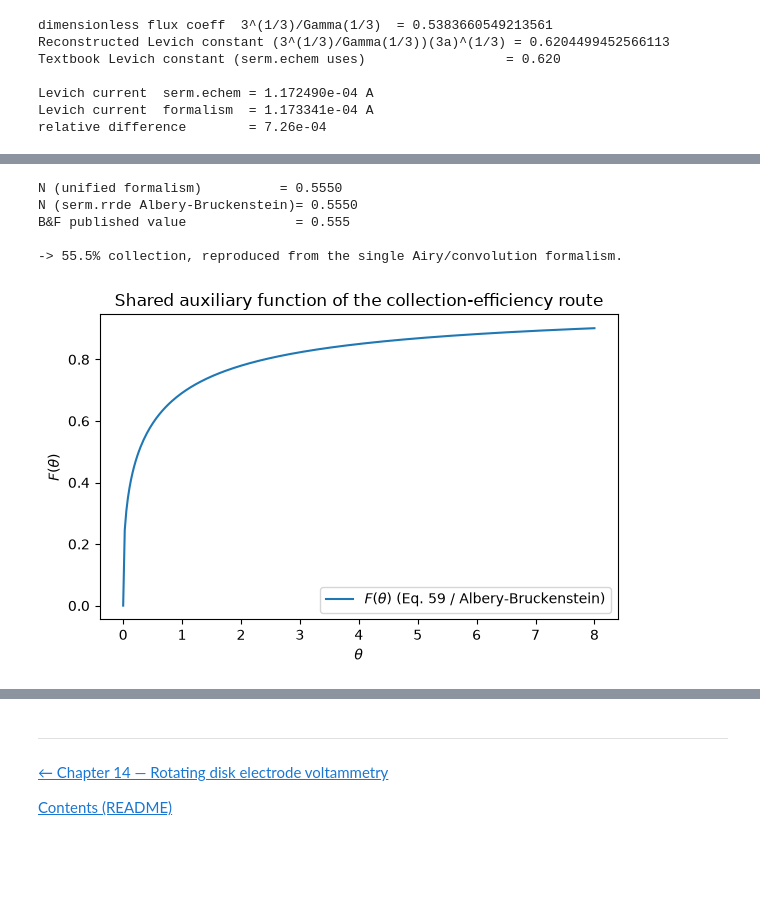
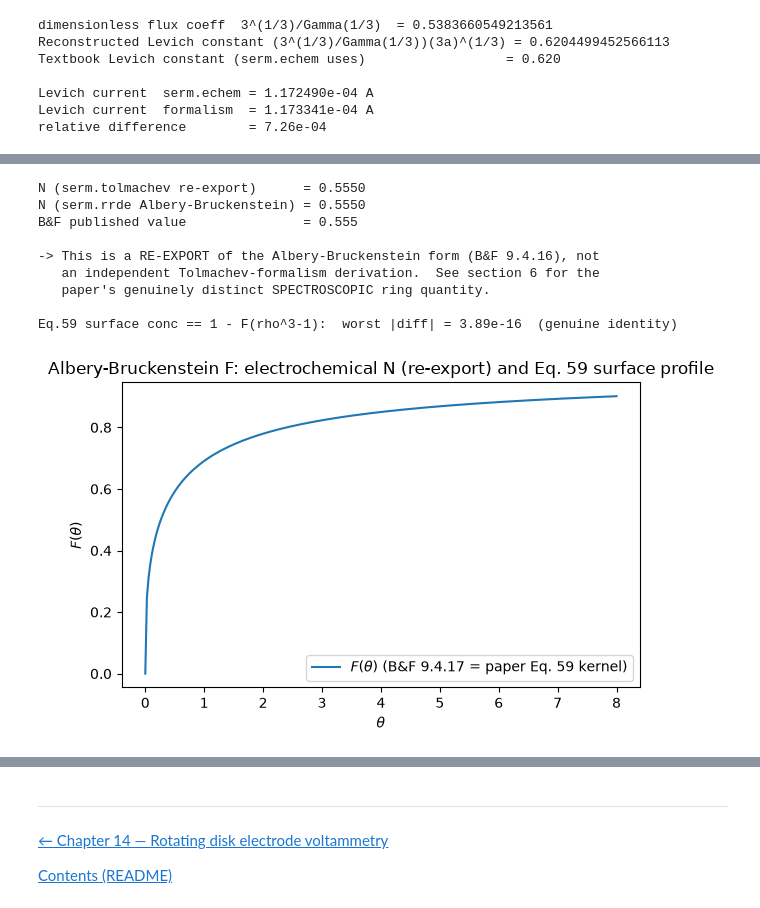
Before and after one commit to NGeorgescu/simulating-electrochemical-reactions-in-python, a Jupyter notebook: notebooks/extras/tolmachev_unified_convdiff.ipynb, the cells around one changed output, grey strips where cells are left out. Saved outputs shown, nothing was run; the diff lists cells and outputs as text; code cells hidden in the pictures; blank space fills up the shorter version.

```diff
--- a/notebooks/extras/tolmachev_unified_convdiff.ipynb
+++ b/notebooks/extras/tolmachev_unified_convdiff.ipynb
@@ -369,26 +411,45 @@ $N=0.555$ -- reproduced here from the unified formalism and cross-checked agains
 # %%
 r1, r2, r3 = 0.187, 0.200, 0.332
-N_form = T.collection_efficiency(r1, r2, r3)
+N_tol  = T.collection_efficiency(r1, r2, r3)
 N_rrde = rrde.collection_efficiency_closed_form(r1, r2, r3)
-print(f"N (unified formalism)          = {N_form:.4f}")
-print(f"N (serm.rrde Albery-Bruckenstein)= {N_rrde:.4f}")
-print(f"B&F published value              = 0.555")
-assert abs(N_form - N_rrde) < 1e-9
-assert abs(N_form - 0.555) < 1e-3
-print("\n-> 55.5% collection, reproduced from the single Airy/convolution formalism.")
+print(f"N (serm.tolmachev re-export)      = {N_tol:.4f}")
+print(f"N (serm.rrde Albery-Bruckenstein) = {N_rrde:.4f}")
+print(f"B&F published value               = 0.555")
 
-# The F(theta) function shared by Eq. 59 and Albery-Bruckenstein.
+# This equality is TRIVIAL: serm.tolmachev.collection_efficiency IS the
+# serm.rrde closed form, re-exposed.  It is NOT an independent check -- so we
+# only assert the re-export is faithful and that it matches the B&F number.
+assert abs(N_tol - N_rrde) < 1e-12, "re-export must be identical to serm.rrde by construction"
+assert abs(N_tol - 0.555) < 1e-3, "matches the B&F published electrochemical N"
+print("\n-> This is a RE-EXPORT of the Albery-Bruckenstein form (B&F 9.4.16), not")
+print("   an independent Tolmachev-formalism derivation.  See section 6 for the")
+print("   paper's genuinely distinct SPECTROSCOPIC ring quantity.")
+
+# The shared F(theta): a GENUINE formalism connection is that the paper's Eq. 59
+# surface concentration beyond the disk edge equals 1 - F(rho^3 - 1).
+rho = np.linspace(1.001, 5.0, 500)
+g = (rho**3 - 1.0) ** (1.0/3.0)
+eq59_surf = (0.75 + np.sqrt(3)/(4*np.pi)*np.log((1+g**3)/(1+g)**3)
+             - 3/(2*np.pi)*np.arctan((2*g - 1)/np.sqrt(3)))
+worst = np.max(np.abs(eq59_surf - (1.0 - T.F_collection(rho**3 - 1.0))))
+print(f"\nEq.59 surface conc == 1 - F(rho^3-1):  worst |diff| = {worst:.2e}  (genuine identity)")
+assert worst < 1e-12
+
 th = np.linspace(0, 8, 300)
 fig, ax = plt.subplots(figsize=(6, 4))
-ax.plot(th, T.F_collection(th), label=r"$F(\theta)$ (Eq. 59 / Albery-Bruckenstein)")
+ax.plot(th, T.F_collection(th), label=r"$F(\theta)$ (B&F 9.4.17 = paper Eq. 59 kernel)")
 ax.set_xlabel(r"$\theta$"); ax.set_ylabel(r"$F(\theta)$")
-ax.set_title("Shared auxiliary function of the collection-efficiency route")
+ax.set_title("Albery-Bruckenstein F: electrochemical N (re-export) and Eq. 59 surface profile")
 ax.legend(); fig.tight_layout(); plt.show()
 # %% [output]
-N (unified formalism)          = 0.5550
-N (serm.rrde Albery-Bruckenstein)= 0.5550
-B&F published value              = 0.555
+N (serm.tolmachev re-export)      = 0.5550
+N (serm.rrde Albery-Bruckenstein) = 0.5550
+B&F published value               = 0.555
 
--> 55.5% collection, reproduced from the single Airy/convolution formalism.
+-> This is a RE-EXPORT of the Albery-Bruckenstein form (B&F 9.4.16), not
+   an independent Tolmachev-formalism derivation.  See section 6 for the
+   paper's genuinely distinct SPECTROSCOPIC ring quantity.
+
+Eq.59 surface conc == 1 - F(rho^3-1):  worst |diff| = 3.89e-16  (genuine identity)
-[figure, old version]
+[figure, new version]
 # %% [markdown]
```
Also changed, not shown: parts of 9 cells of this notebook, 1 other file.
